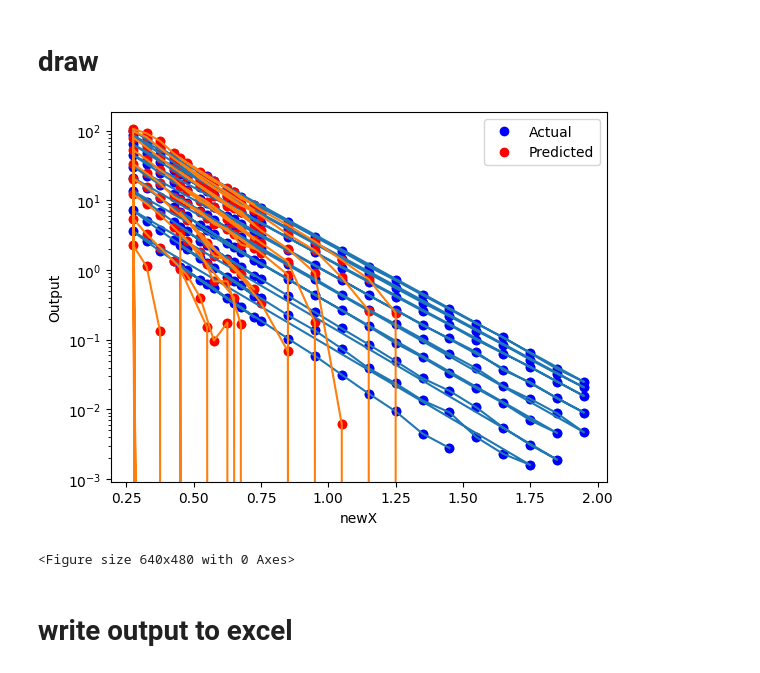
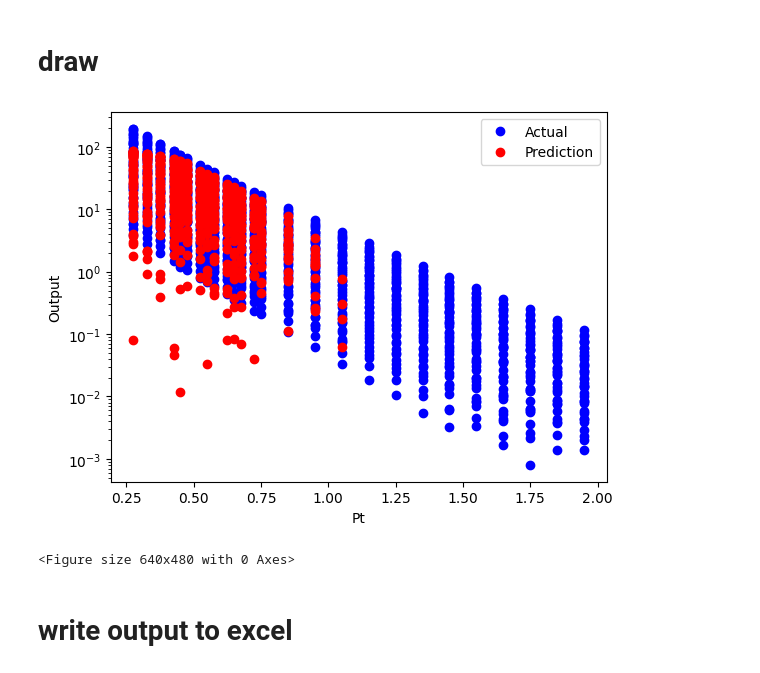
Before and after one commit to ahmed-eda/ANN, a Jupyter notebook: jup.ipynb, the cells around one changed output. Drawn from its saved outputs; the diff is of its cells as text; code cells hidden in the pictures.

```diff
--- a/jup.ipynb
+++ b/jup.ipynb
@@ -34,6 +50,8 @@ data = pd.read_excel(inputFile,sheet_name=inputSheetName)
 #X = data.drop('output', axis=1)
 
 X = data.drop('Spectrum', axis=1)
+X = X.drop('err1', axis=1)
+X = X.drop('err2', axis=1)
 #X = data['Pt']
 y = data['Spectrum']
 # %% [markdown]
@@ -59,20 +77,17 @@ model.add(Dense(30, input_dim=3, activation='relu'))
 model.add(BatchNormalization())
 
 model.add(Dense(30, activation='relu'))
-#model.add(BatchNormalization())
+model.add(BatchNormalization())
 model.add(Dense(60, activation='relu'))
-#model.add(BatchNormalization())
 model.add(Dense(120, activation='relu'))
-#model.add(BatchNormalization())
 model.add(Dense(120, activation='relu'))
-#model.add(BatchNormalization())
 model.add(Dense(60, activation='relu'))
-#model.add(BatchNormalization())
 model.add(Dense(30, activation='relu'))
-#model.add(BatchNormalization())
 
 model.add(Dense(30, activation='relu'))
+# Add batch normalization
 model.add(BatchNormalization())
+
 # Add the output layer
 model.add(Dense(1, activation='linear'))
 # Add the output layer
@@ -81,8 +96,8 @@ model.add(Dense(1, activation='linear'))
 # compile the model
 # %%
 # Compile the model with Levenberg-Marquardt optimizer
-optimizer = RMSprop(learning_rate=0.001, rho=0.001)
-model.compile(loss='mean_squared_error', optimizer=optimizer, metrics=['accuracy'])
+optimizer = RMSprop(learning_rate=0.001, rho=0.001,)
+model.compile(loss='mean_squared_error', optimizer=optimizer)
 #model.compile(loss='mse', optimizer='adam')
 #model.compile(loss='binary_crossentropy', optimizer='adam', metrics=['accuracy'])
 #model.compile(loss='mse', optimizer='adam', metrics=['accuracy'])
@@ -91,5 +106,5 @@ model.compile(loss='mean_squared_error', optimizer=optimizer, metrics=['accuracy
 # %%
 # Train the model
 #model.fit(X, y, epochs=100, batch_size=32, validation_split=0.2)
-model.fit(X_train, y, epochs=10000, batch_size=32)
+model.fit(X_train, y, epochs=500, batch_size=16)
 # %% [output]
@@ -166,27 +188,28 @@ new_data is :
 # %%
 
 # for drawing in 2d i choose Pt as x-axis
-xg = X['Pt']
+
+xx = X[X['N part']==337 and X['s']==7.7]
+xg = xx['Pt']
 #xg = X_test[:,2:3]
 
 # Plot the data and predictions
-plt.plot(xg, y, 'bo', label='Actual')
-plt.plot(xg, predictions, 'ro', label='Predicted')
-plt.xlabel('newX')
+plt.semilogy(xg,  y,'bo', label='Actual')
+plt.semilogy(xg, predictions,'ro', label='Prediction')
+
+#plt.scatter(xg, y)
+#plt.scatter(xg, predictions)
+
+#plt.plot(xg, y, 'bo', label='Actual')
+#plt.plot(xg, predictions, 'ro', label='Predicted')
+plt.xlabel('Pt')
 plt.ylabel('Output')
 plt.legend()
 
-plt.semilogy(xg,  y)
-plt.semilogy(xg, predictions)
-
-plt.scatter(xg, y)
-plt.scatter(xg, predictions)
-
-
 plt.show()
 plt.savefig(nameFigImg)
 # %% [output]
-[figure, old version]
+[figure, new version]
 <Figure size 640x480 with 0 Axes>
 # %% [markdown]
 # write output to excel
```
Also changed, not shown: parts of 10 cells of this notebook, 9 other files.
